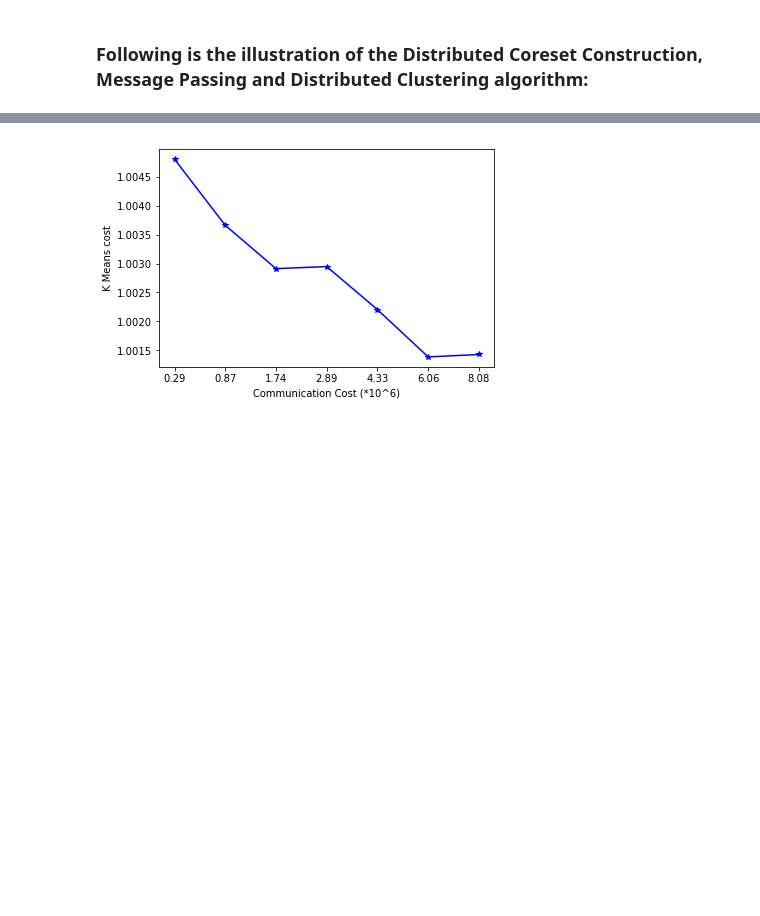
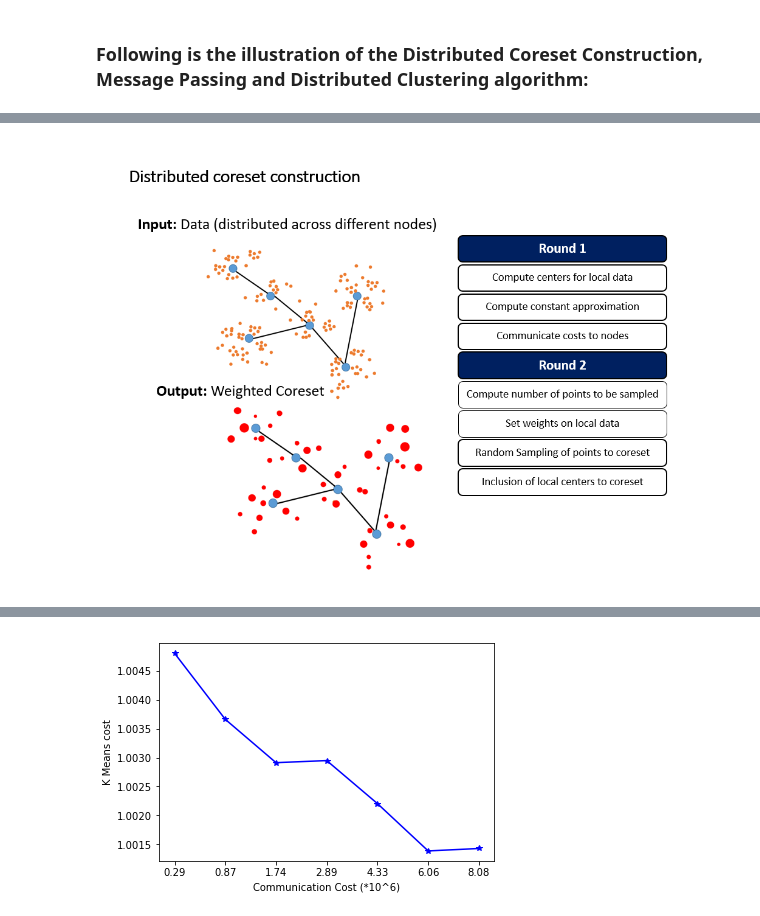
Before and after one commit to kaurrachneet6/Distributed-K-means, a Jupyter notebook: Distributed_kMeans.ipynb, the cells around one changed output, grey strips where cells are left out. Drawn from its saved outputs; the diff is of its cells as text; code cells hidden in the pictures; blank space fills up the shorter version.

```diff
--- a/Distributed_kMeans.ipynb
+++ b/Distributed_kMeans.ipynb
@@ -20,6 +20,11 @@ the cost of the original data on those same centers up to accuracy ϵ.
 ### Following is the illustration of the Distributed Coreset Construction, Message Passing and Distributed Clustering algorithm:
 # %% [markdown]
 # ![title](DistributedAlgo.png)
+# %%
+import IPython
+IPython.display.Image("DistributedAlgo.png")
+# %% [output]
+[figure, added]
 # %% [markdown]
 ![title](MessageAlgo.png)
 # %% [markdown]
```
